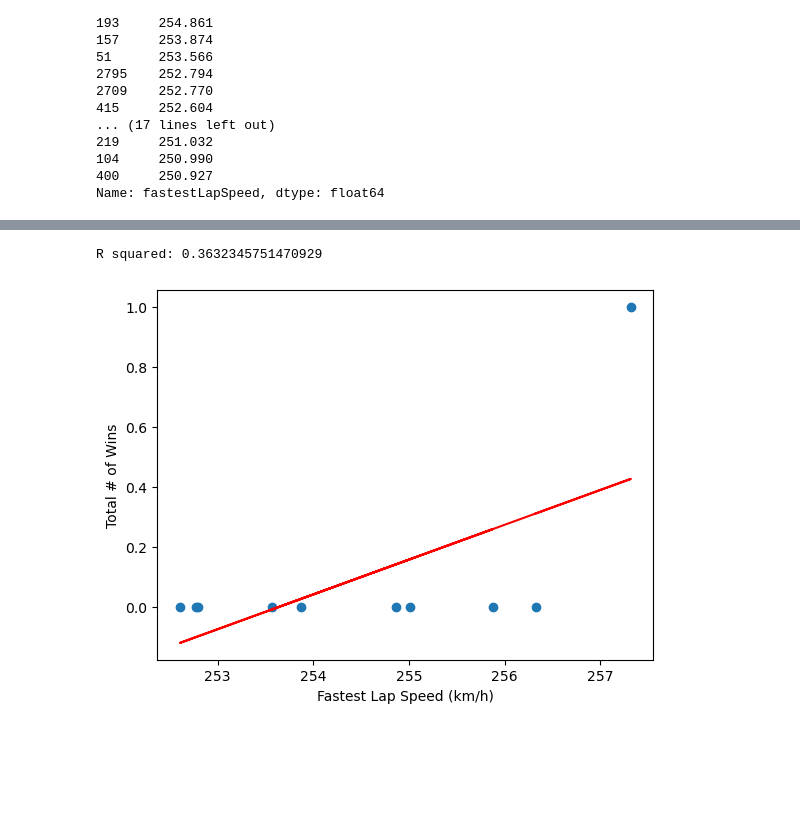
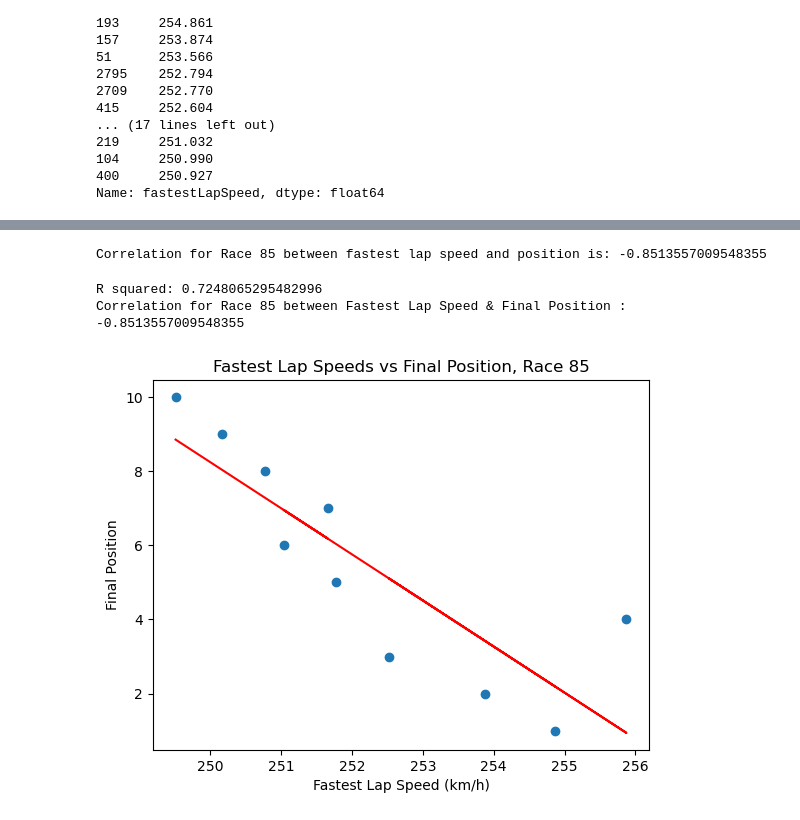
Before and after one commit to YargKlnc/Project1-Formula1, a Jupyter notebook: project.ipynb, the cells around one changed output, grey strips where cells are left out. Saved outputs shown, nothing was run; the diff lists cells and outputs as text; code cells hidden in the pictures; blank space fills up the shorter version.

Commit message:
lap speeds vs final position commit

```diff
--- a/project.ipynb
+++ b/project.ipynb
@@ -1093,0 +1125,3 @@ plt.show()
+# %%
+race_85_df = final_merged_df.loc[final_merged_df['raceId']==85].sort_values('position', ascending=True)
+race_85_df.head(35)
@@ -1094,30 +1140,40 @@ plt.show()
+# %%
+# Calculate correlation for race 104
+correlation = (race_85_df['fastestLapSpeed']).corr(race_85_df['position'])
+
+print(f"Correlation for Race 85 between fastest lap speed and position is: {correlation}")
+# %% [output]
+Correlation for Race 85 between fastest lap speed and position is: -0.8513557009548355
 # %%
-# storing position and fastest lap speed as x and y values
-# can you check if this is correct wins = 1???????????????????????/
-x_values = final_merged_top_10_df["fastestLapSpeed"]
-y_values = (final_merged_top_10_df["wins"] == 1)
+# looking in race 85 which has one of the fastest lap speeds in the past 20 years of Formula1
+
+y_values = race_85_df['position']
+x_values = race_85_df['fastestLapSpeed']
 
 # Run linear regression
 (slope, intercept, rvalue, pvalue, stderr) = linregress(x_values, y_values)
 regress_values = x_values * slope + intercept
 line_eq = "y = " + str(round(slope,2)) + "x + " + str(round(intercept,2))
 
 # Plot scatter plot
 plt.scatter(x_values,y_values)
 
 # Plot regression line
 plt.plot(x_values,regress_values,"r-")
 plt.annotate(line_eq,(6,10),fontsize=15,color="red")
 
 # Label plot
+plt.ylabel('Final Position')
 plt.xlabel('Fastest Lap Speed (km/h)')
-plt.ylabel('Total # of Wins')
+plt.title('Fastest Lap Speeds vs Final Position, Race 85')
 
 # Print r square value
 print(f"R squared: {rvalue**2}")
+print(f"Correlation for Race 85 between Fastest Lap Speed & Final Position : {correlation}")
 
 # Show plot
 plt.show()
 # %% [output]
-R squared: 0.3632345751470929
+R squared: 0.7248065295482996
+Correlation for Race 85 between Fastest Lap Speed & Final Position : -0.8513557009548355
-[figure, old version]
+[figure, new version]
```
Also changed, not shown: parts of 10 cells of this notebook.
